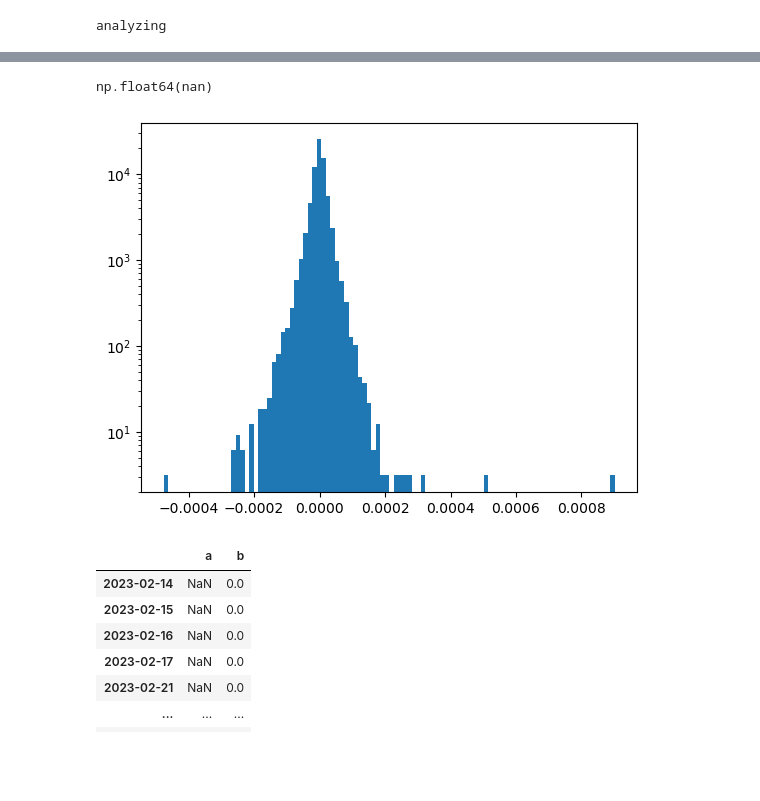
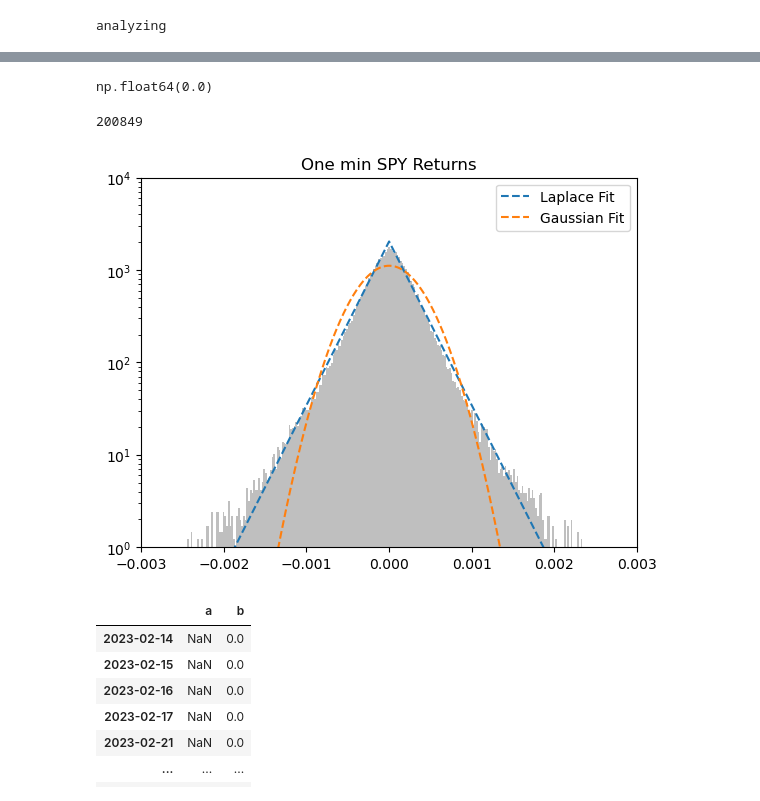
Before and after one commit to sachdved/algo_trading, a Jupyter notebook: Development/Test.ipynb, the cells around one changed output, grey strips where cells are left out. Saved outputs shown, nothing was run; the diff lists cells and outputs as text; code cells hidden in the pictures; blank space fills up the shorter version.

```diff
--- a/Development/2024-11-01_tsla_condor_price_minute.ipynb
+++ b/Development/Test.ipynb
@@ -42,10 +42,10 @@ os.environ['PYSPARK_DRIVER_PYTHON'] = sys.executable
 # )
 # spark.sparkContext.setLogLevel("ERROR")  # Only show errors, suppress warnings and info
 # %%
-ticker = 'I:SPX'
+ticker = 'SPY'
 price_performance = collections.defaultdict(list)
 
-for agg in tqdm(client.list_aggs(ticker=ticker, multiplier=1, timespan="second", from_="2022-10-16", to="2024-11-01", limit=50000)):
+for agg in tqdm(client.list_aggs(ticker=ticker, multiplier=1, timespan="minute", from_="2022-10-16", to="2024-11-01", limit=50000)):
     if datetime.datetime.fromtimestamp(agg.timestamp/1000).time()>=datetime.time(9, 30) and datetime.datetime.fromtimestamp(agg.timestamp/1000).time()<=datetime.time(16,0):
         price_performance['Open'].append(agg.open)
         price_performance['Close'].append(agg.close)
@@ -75,7 +106,7 @@ ab_params = {}
 ab_params['a'] = {}
 ab_params['b'] = {}
 
-
+hourly_returns = []
 print('analyzing')
 
 dates = ticker_hist['Date'].unique()
@@ -84,9 +115,10 @@ for index, date in tqdm(enumerate(dates)):
     ticker_hist_date = ticker_hist[ticker_hist['Date'] == date]
 
     ticker_hist_date = pd.merge(left = times, right = ticker_hist_date, on = "Time", how = "outer")
-
+    ticker_hist_date = ticker_hist_date.sort_values(by = 'Time').reset_index(drop = True)
     ticker_hist_date = ticker_hist_date.ffill()
     logReturns = ticker_hist_date['logOpen'].diff()[1:]
+    hourly_returns+= list(logReturns)
     #counts, bin_edges = np.histogram(ticker_hist_date['logReturns'], bins=100)
     a = np.median(logReturns)
     b = np.sum(
@@ -99,20 +146,50 @@ analyzing
 # %%
 np.median(logReturns)
 # %% [output]
-np.float64(nan)
+np.float64(0.0)
+# %%
+logReturns = hourly_returns[1:]
+a = np.median(logReturns)
+b = np.sum(
+        np.abs(logReturns - a)
+) / (len(logReturns))
+# %%
+len(logReturns)
+# %% [output]
+200849
 # %%
-plt.hist(logReturns, bins = 100, density = True)
+plt.hist(logReturns, bins = 1000, density = True, color = 'grey', alpha = 0.5)
 
-#plt.plot(
-#    np.arange(-0.03, 0.03, 0.00001),
-#    0.01/(2*0.00005) * np.exp( - np.abs(np.arange(-0.03, 0.03, 0.00001))**2/0.00005),
-#    ls = '--'
-#)
-#plt.ylim(10**0,10**3)
+plt.plot(
+    np.arange(-0.03, 0.03, 0.00001),
+    1/(2*b) * np.exp( - np.abs(np.arange(-0.03, 0.03, 0.00001) - a)/b),
+    ls = '--',
+    label = 'Laplace Fit'
+)
+
+plt.plot(
+    np.arange(-0.03, 0.03, 0.00001),
+    1/(
+        np.sqrt(2*np.pi * np.std(logReturns)**2)
+    ) * np.exp(
+        - np.abs(
+            np.arange(-0.03, 0.03, 0.00001) - np.mean(logReturns)
+        )**2/(2 * np.std(logReturns)**2)
+    ),
+    ls = '--',
+    label = 'Gaussian Fit'
+)
+
+
+plt.ylim(10**0,10**4)
+plt.xlim(-3*10**-3, 3*10**-3)
 plt.yscale('log')
+plt.title('One min SPY Returns')
+plt.legend()
+plt.savefig('onemin_in_amalg_returns_spy.pdf', bbox_inches = 'tight')
 plt.show()
 # %% [output]
-[figure, old version]
+[figure, new version]
 # %%
 ab_params_df = pd.DataFrame(ab_params)
 # %%
```
Also changed, not shown: parts of 3 cells of this notebook, 8 other files.
